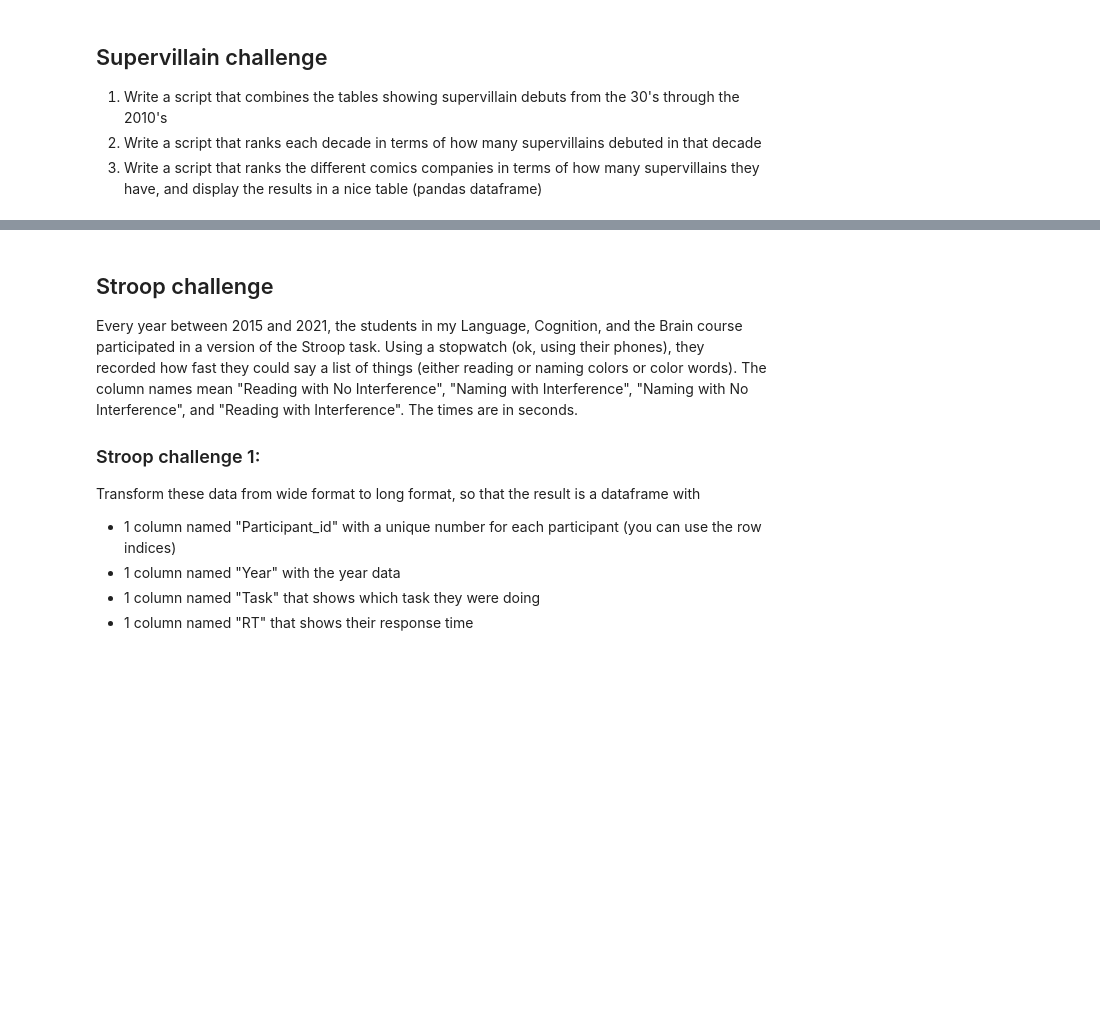
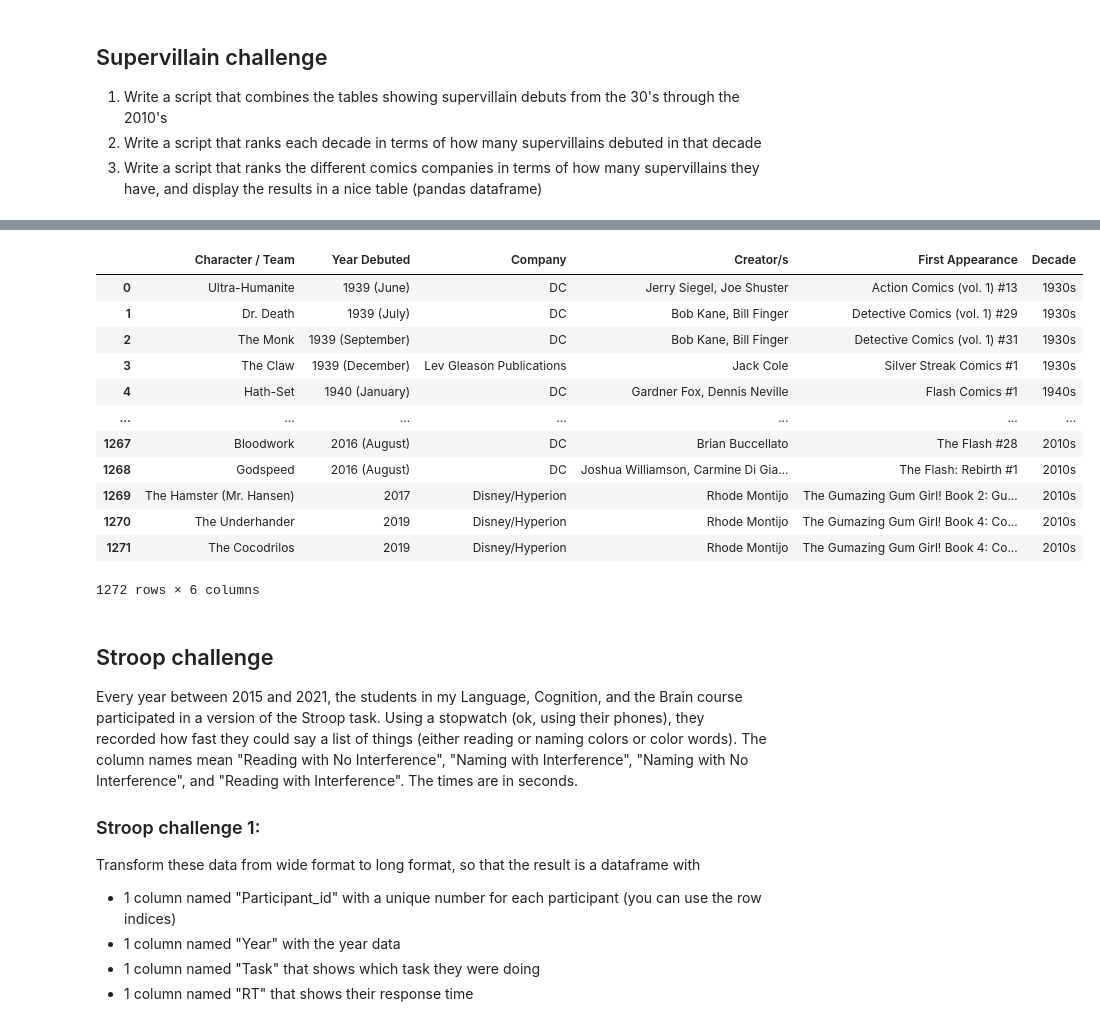
Before and after one commit to birdie2030/CulturalDataScience, a Jupyter notebook: fun_with_pandas.ipynb, the cells around one changed output, grey strips where cells are left out. Saved outputs shown, nothing was run; the diff lists cells and outputs as text; code cells hidden in the pictures; blank space fills up the shorter version.

```diff
--- a/fun_with_pandas.ipynb
+++ b/fun_with_pandas.ipynb
@@ -273,3 +263,28 @@ df_supervillain
+# %%
+decades = ['1930s', '1940s', '1950s','1960s','1970s','1980s','1990s','2000s','2010s']
+# %%
+villains = pd.DataFrame()
+# %%
+for i,decade in enumerate(decades):
+    table = villaindata[i+3]
+    table['Decade'] = decade
+    villains = pd.concat([villains, table], ignore_index=True)
+
+villains
+# %% [output]
+|  | Character / Team | Year Debuted | Company | Creator/s | First Appearance | Decade |
+| 0 | Ultra-Humanite | 1939 (June) | DC | Jerry Siegel, Joe Shuster | Action Comics (vol. 1) #13 | 1930s |
+| 1 | Dr. Death | 1939 (July) | DC | Bob Kane, Bill Finger | Detective Comics (vol. 1) #29 | 1930s |
+| 2 | The Monk | 1939 (September) | DC | Bob Kane, Bill Finger | Detective Comics (vol. 1) #31 | 1930s |
+| 3 | The Claw | 1939 (December) | Lev Gleason Publications | Jack Cole | Silver Streak Comics #1 | 1930s |
+| 4 | Hath-Set | 1940 (January) | DC | Gardner Fox, Dennis Neville | Flash Comics #1 | 1940s |
+| ... | ... | ... | ... | ... | ... | ... |
+| 1267 | Bloodwork | 2016 (August) | DC | Brian Buccellato | The Flash #28 | 2010s |
+| 1268 | Godspeed | 2016 (August) | DC | Joshua Williamson, Carmine Di Gia... | The Flash: Rebirth #1 | 2010s |
+| 1269 | The Hamster (Mr. Hansen) | 2017 | Disney/Hyperion | Rhode Montijo | The Gumazing Gum Girl! Book 2: Gu... | 2010s |
+| 1270 | The Underhander | 2019 | Disney/Hyperion | Rhode Montijo | The Gumazing Gum Girl! Book 4: Co... | 2010s |
+| 1271 | The Cocodrilos | 2019 | Disney/Hyperion | Rhode Montijo | The Gumazing Gum Girl! Book 4: Co... | 2010s |
+1272 rows × 6 columns
 # %% [markdown]
 ## Stroop challenge
 
```
Also changed, not shown: parts of 1 cell of this notebook.
